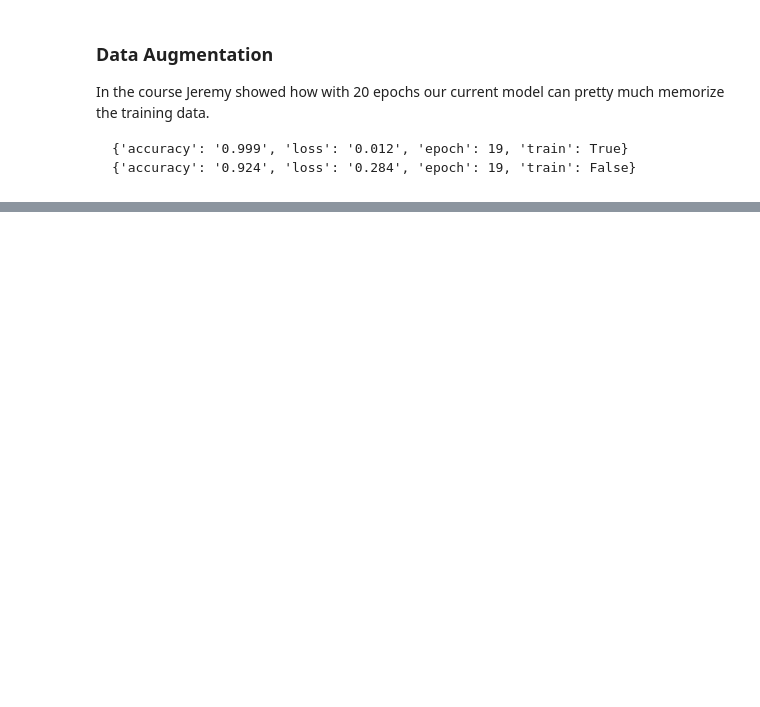
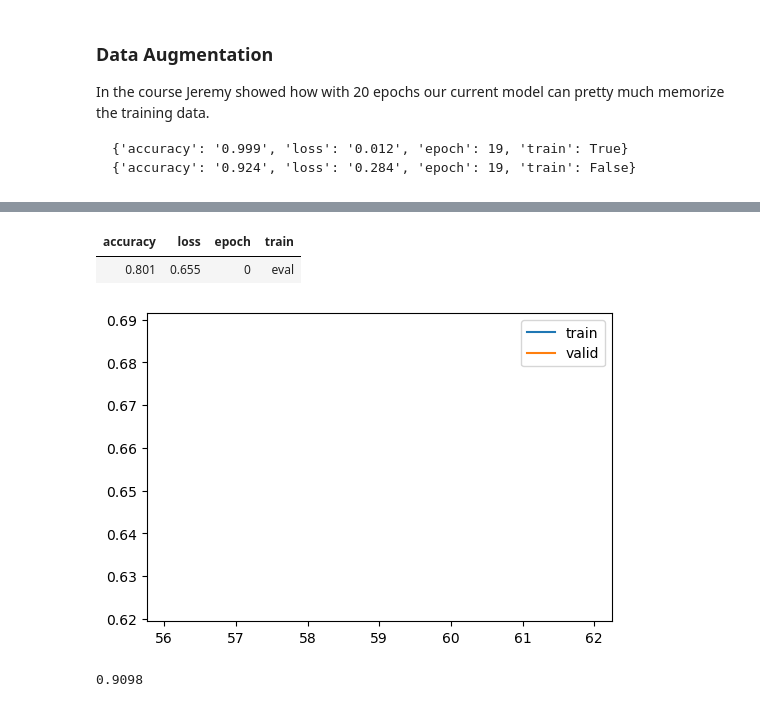
Before and after one commit to joeross999/fastai_classwork, a Jupyter notebook: notebooks/14_augment.ipynb, the cells around one changed output, grey strips where cells are left out. Saved outputs shown, nothing was run; the diff lists cells and outputs as text; code cells hidden in the pictures; blank space fills up the shorter version.

```diff
--- a/notebooks/14_augment.ipynb
+++ b/notebooks/14_augment.ipynb
@@ -274,0 +314,12 @@ learn.show_image_batch(max_n=16, imsize=(1.5))
+# %%
+transform2 = BatchTransformCB(partial(tfm_batch, tfm_x=transforms.RandomErasing(.8)), on_val=True)
+ap3, at = learn.capture_preds(cbs=[transform2])
+# %% [output]
+| accuracy | loss | epoch | train |
+| 0.801 | 0.655 | 0 | eval |
+[figure, added]
+# %%
+ap = torch.stack([ap1,ap2]).mean(0).argmax(1)
+round((ap==at).float().mean().item(), 4)
+# %% [output]
+0.9098
```
Also changed, not shown: parts of 23 cells of this notebook, 3 other files.
